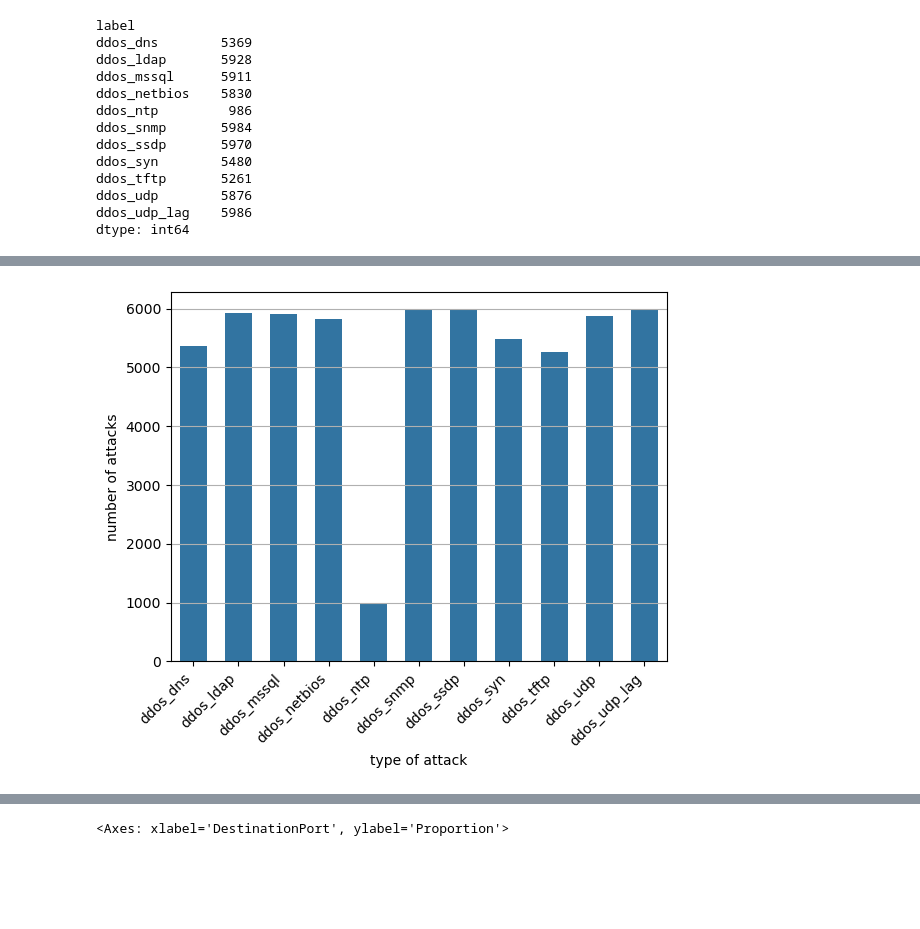
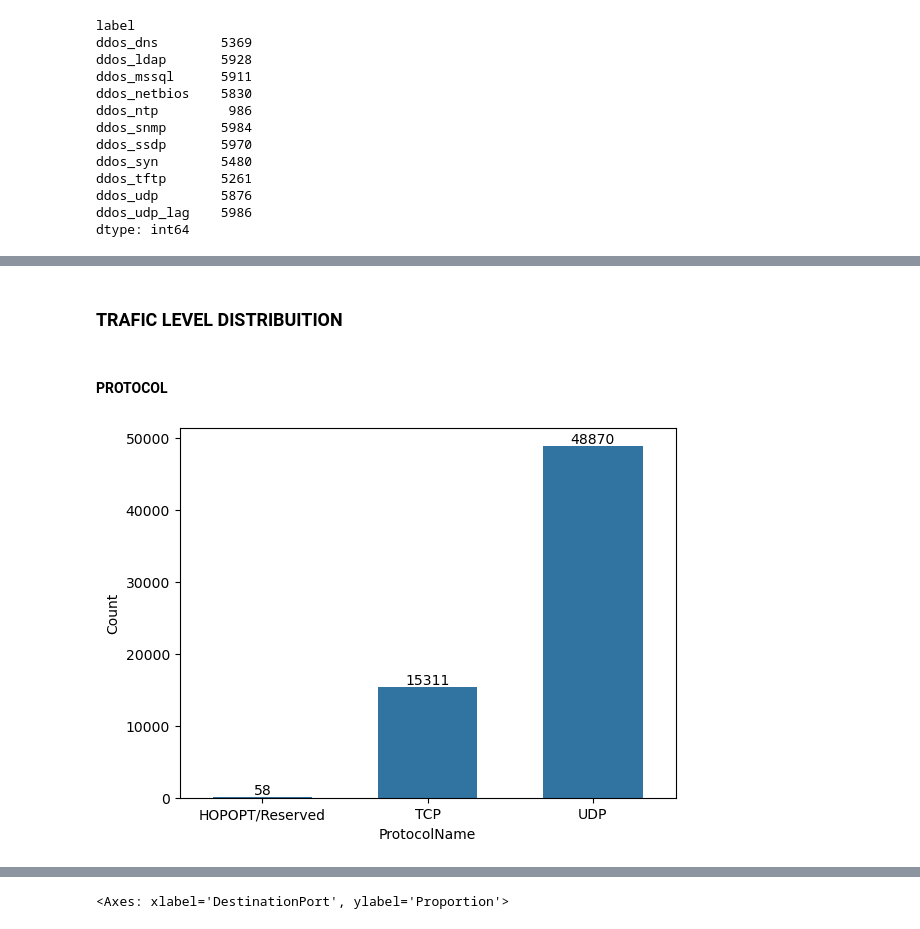
Before and after one commit to alby0304/DDoS_Attacks_Detection-Characterization, a Jupyter notebook: script.ipynb, the cells around one changed output, grey strips where cells are left out. Cells and saved outputs as stored; diff of their text form; code cells hidden in the pictures; blank space fills up the shorter version.

```diff
--- a/script.ipynb
+++ b/script.ipynb
@@ -178,19 +181,27 @@ plt.show()
-# %%
-attack_type=['ddos_dns', 'ddos_ldap', 'ddos_mssql','ddos_netbios','ddos_ntp','ddos_snmp','ddos_ssdp','ddos_syn','ddos_tftp','ddos_udp','ddos_udp_lag']
-df_attack = pd.DataFrame({
-    'type of attack' : attack_type,
-    'number of attacks' : num_attackpertype
-})
-
-sns.barplot(
-    data = df_attack, # which dataframe you want to use as the source data
-    x = 'type of attack', # which column to use for x-axis
-    y = 'number of attacks', # which column to use for y-axis
-    width=0.6
-)
-plt.grid(True)
-plt.grid(axis='x')
-plt.xticks(rotation=45, ha='right')
-plt.show()
-# %% [output]
-[figure, removed]
+# %% [markdown]
+### TRAFIC LEVEL DISTRIBUITION
+# %% [markdown]
+#### PROTOCOL
+# %%
+prt_map = {
+    6: 'TCP',
+    17: 'UDP',
+    0: 'HOPOPT/Reserved'
+}
+
+
+df_prot['ProtocolName'] = df['Protocol'].replace(prt_map)
+
+df_prot=df.groupby('ProtocolName')['ProtocolName'].count()
+df_prot=pd.DataFrame(df_prot)
+df_prot.columns=['Count']
+
+ax = sns.barplot(data = df_prot, x = df_prot.index, y = 'Count', width=0.6)
+
+# Aggiungere i valori sopra le barre
+for p in ax.patches:
+    height = p.get_height()
+    ax.annotate(f'{int(height)}', (p.get_x() + p.get_width() / 2, height), ha='center', va='bottom')
+plt.show()
+# %% [output]
+[figure, new version]
```
Also changed, not shown: parts of 7 cells of this notebook.
